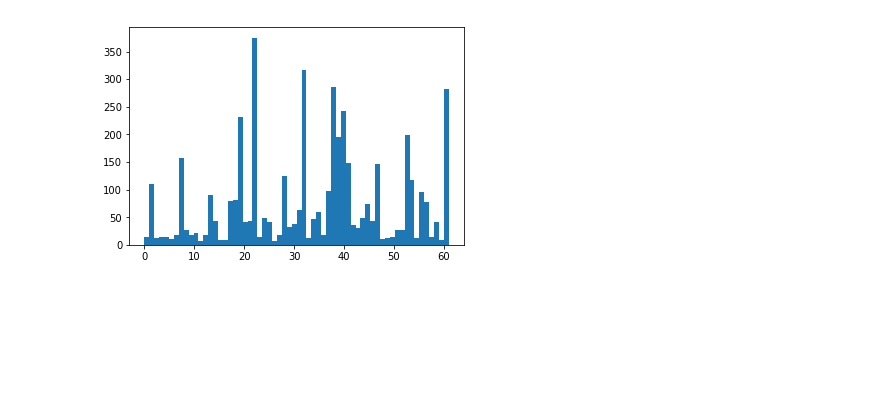
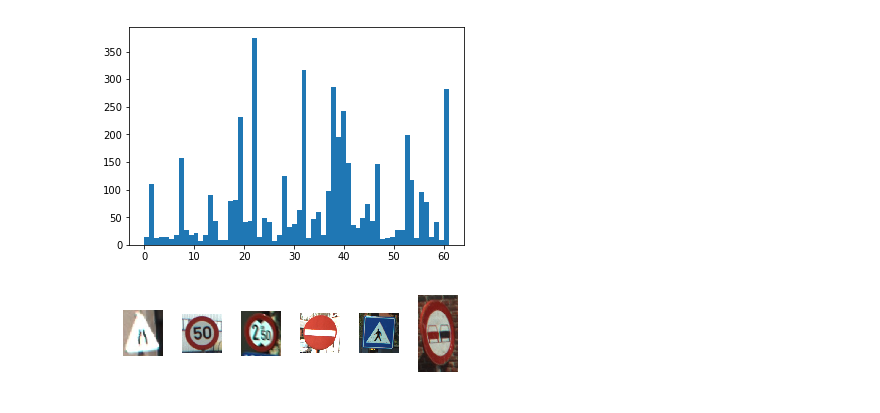
Before and after one commit to ivanlis/ml_python, a Jupyter notebook: 14tensorflow_traffic_signs.ipynb, the cells around one changed output. Saved outputs shown, nothing was run; the diff lists cells and outputs as text; code cells hidden in the pictures; blank space fills up the shorter version.

```diff
--- a/14tensorflow_traffic_signs.ipynb
+++ b/14tensorflow_traffic_signs.ipynb
@@ -51,3 +56,14 @@ ax = plt.axes()
 plt.hist(labels, 62);
 # %% [output]
 [figure]
+# %%
+traffic_signs = [300, 2250, 3650, 4000, 233, 11]
+fig = plt.figure()
+for i in range(len(traffic_signs)):
+    ax = fig.add_subplot(1, len(traffic_signs), i + 1)
+    ax.set_axis_off()
+    ax.imshow(images[traffic_signs[i]])
+
+fig.subplots_adjust(wspace = 0.5)
+# %% [output]
+[figure, added]
```
Also changed, not shown: parts of 14 cells of this notebook.
